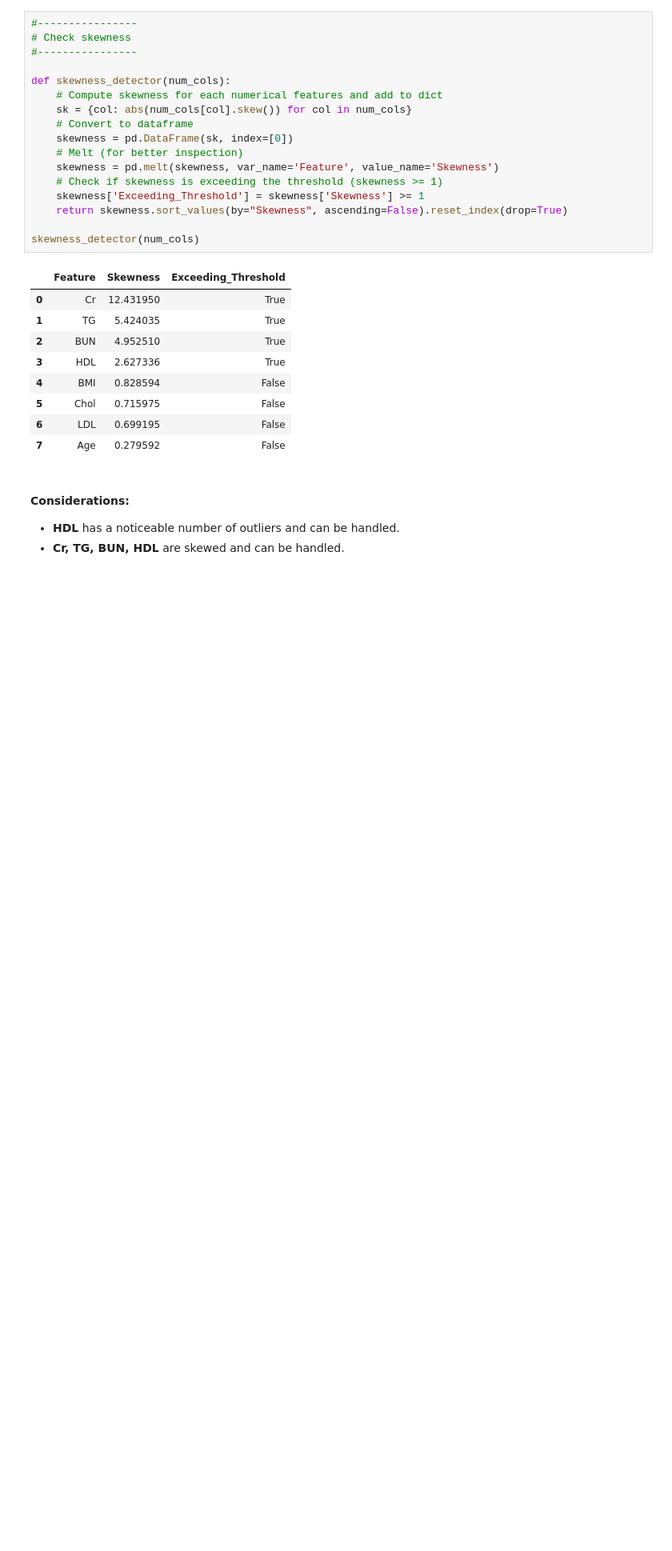
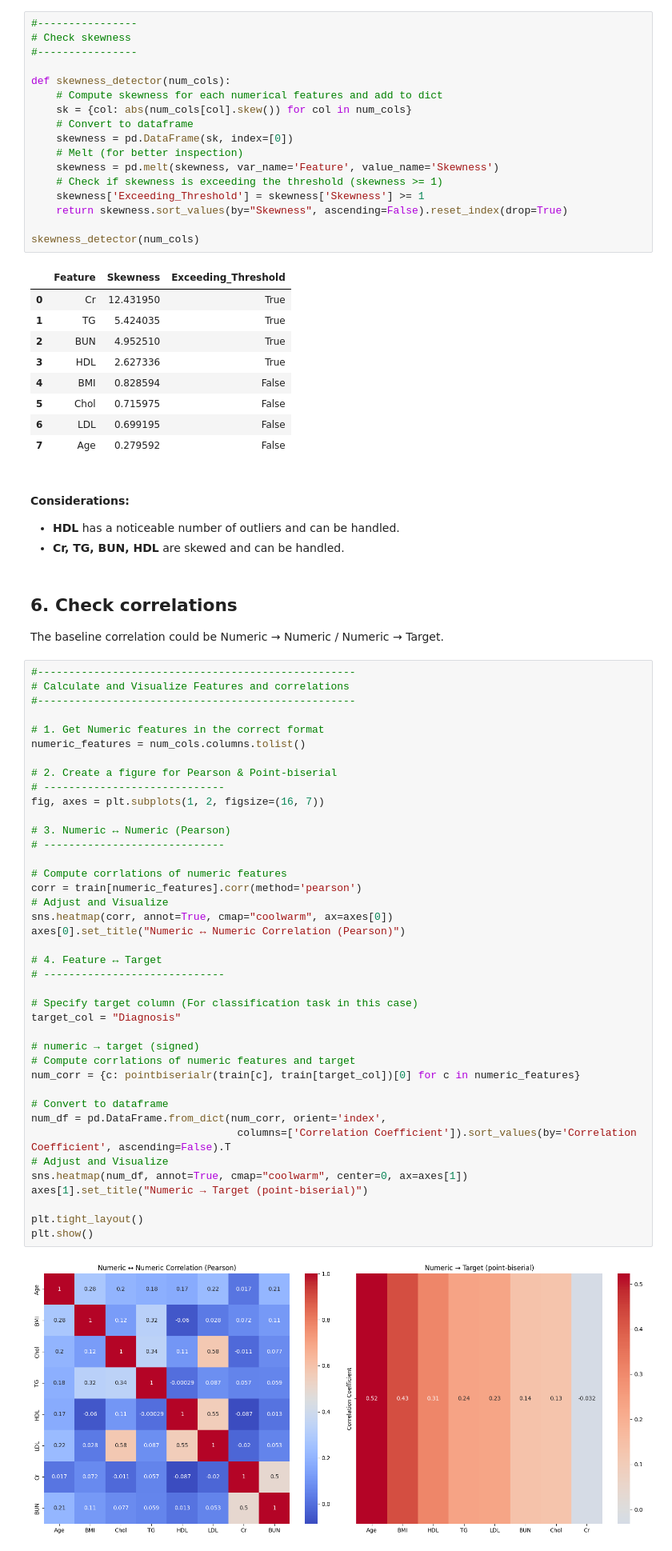
Before and after one commit to Nimaabediforud/BioFusion-Hybrid-Biomedical-Prediction, a Jupyter notebook: Notebooks/EDA.ipynb, the cells around one changed output. Shown at 80% size. Cells and saved outputs as stored; diff of their text form; blank space fills up the shorter version.

```diff
--- a/Notebooks/EDA.ipynb
+++ b/Notebooks/EDA.ipynb
@@ -373,3 +375,48 @@ skewness_detector(num_cols)
 #### Considerations:
 - **HDL** has a noticeable number of outliers and can be handled.
 - **Cr, TG, BUN, HDL** are skewed and can be handled.
+# %% [markdown]
+## 6. Check correlations
+The baseline correlation could be Numeric → Numeric / Numeric → Target.
+# %%
+#---------------------------------------------------
+# Calculate and Visualize Features and correlations
+#---------------------------------------------------
+
+# 1. Get Numeric features in the correct format
+numeric_features = num_cols.columns.tolist()
+
+# 2. Create a figure for Pearson & Point-biserial
+# -----------------------------
+fig, axes = plt.subplots(1, 2, figsize=(16, 7))
+
+# 3. Numeric ↔ Numeric (Pearson)
+# -----------------------------
+
+# Compute corrlations of numeric features
+corr = train[numeric_features].corr(method='pearson')
+# Adjust and Visualize
+sns.heatmap(corr, annot=True, cmap="coolwarm", ax=axes[0])
+axes[0].set_title("Numeric ↔ Numeric Correlation (Pearson)")
+
+# 4. Feature ↔ Target
+# -----------------------------
+
+# Specify target column (For classification task in this case)
+target_col = "Diagnosis"
+
+# numeric → target (signed)
+# Compute corrlations of numeric features and target
+num_corr = {c: pointbiserialr(train[c], train[target_col])[0] for c in numeric_features}
+
+# Convert to dataframe
+num_df = pd.DataFrame.from_dict(num_corr, orient='index',
+                                 columns=['Correlation Coefficient']).sort_values(by='Correlation Coefficient', ascending=False).T
+# Adjust and Visualize
+sns.heatmap(num_df, annot=True, cmap="coolwarm", center=0, ax=axes[1])
+axes[1].set_title("Numeric → Target (point-biserial)")
+
+plt.tight_layout()
+plt.show()
+# %% [output]
+[figure, added]
```
Also changed, not shown: parts of 1 cell of this notebook.
